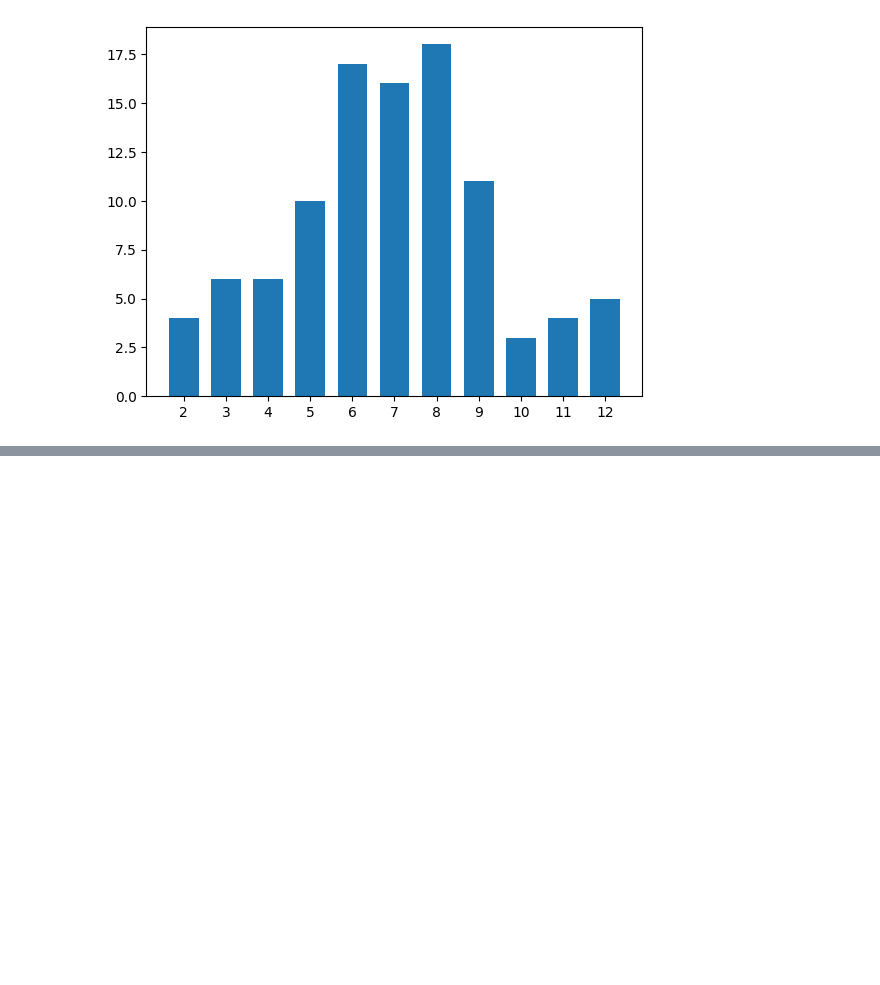
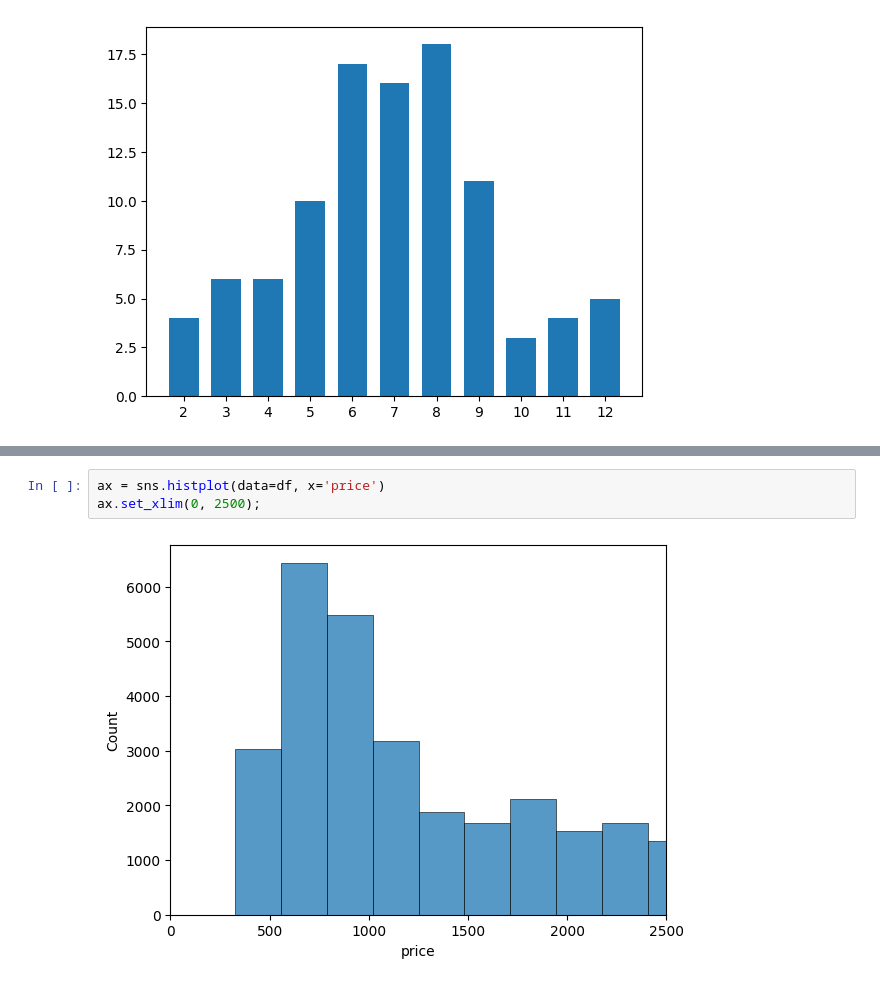
Before and after one commit to sondosaabed/Data-Visualization-with-Matplotlib-and-Seaborn, a Jupyter notebook: L3-Univariate-Exploration-in-Data-Analysis/L3-Univariate-Exploration-of-Data.ipynb, the cells around one changed output, grey strips where cells are left out. Cells and saved outputs as stored; diff of their text form; blank space fills up the shorter version.

```diff
--- a/L3-Univariate-Exploration-in-Data-Analysis/L3-Univariate-Exploration-of-Data.ipynb
+++ b/L3-Univariate-Exploration-in-Data-Analysis/L3-Univariate-Exploration-of-Data.ipynb
@@ -430,0 +446,5 @@ plt.xticks(np.arange(2, 12+1, 1));
+# %%
+ax = sns.histplot(data=df, x='price')
+ax.set_xlim(0, 2500);
+# %% [output]
+[figure, added]
```
Also changed, not shown: parts of 14 cells of this notebook.
